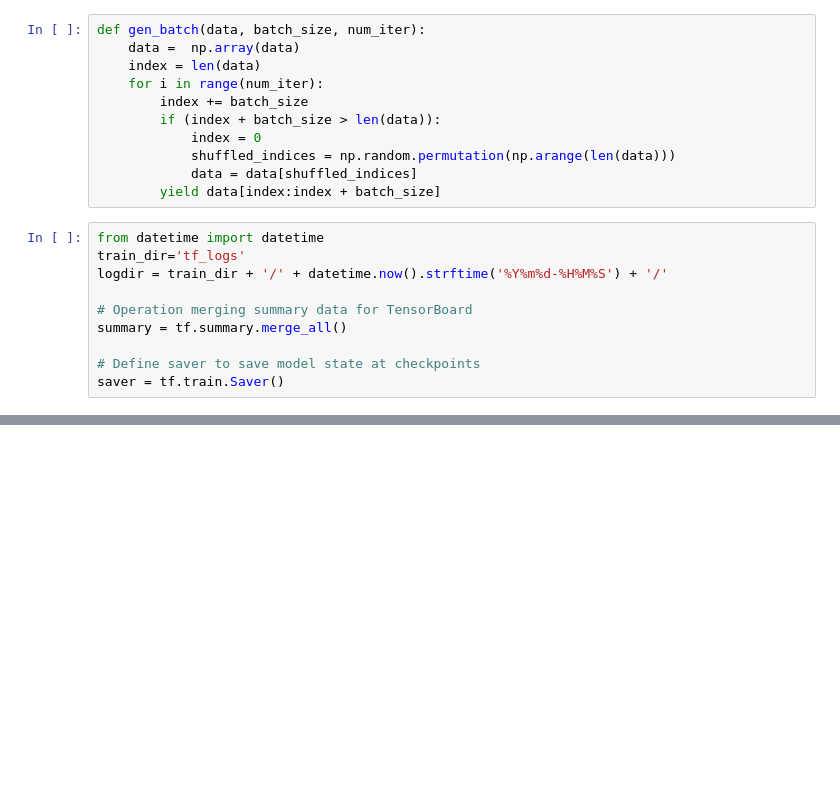
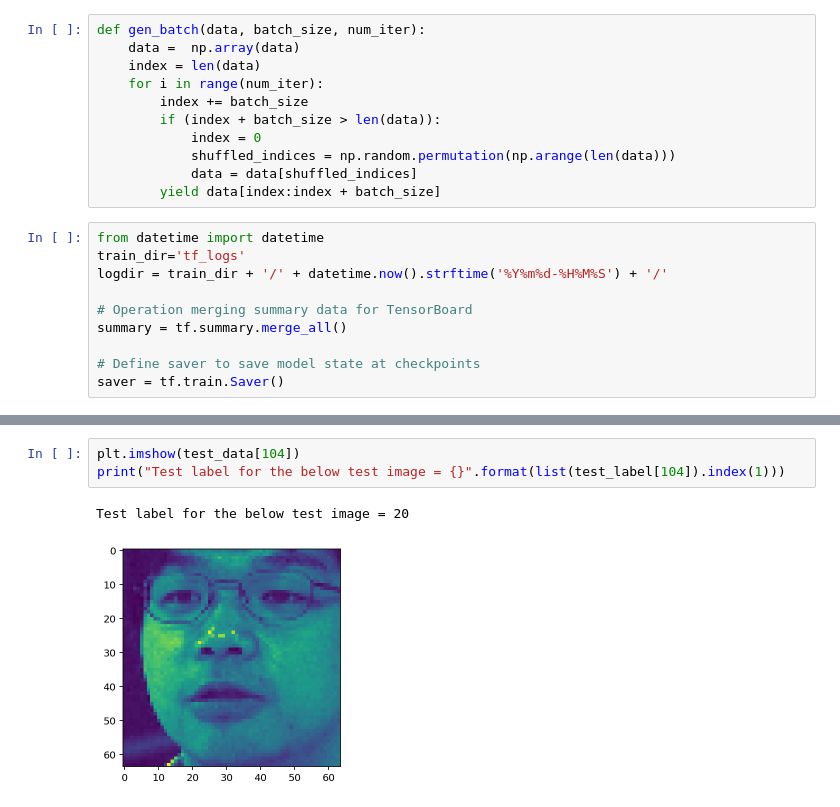
Before and after one commit to sananand007/Xrelab, a Jupyter notebook: hw2/HA3_CNN.ipynb, the cells around one changed output, grey strips where cells are left out. Drawn from its saved outputs; the diff is of its cells as text; blank space fills up the shorter version.

```diff
--- a/hw2/HA3_CNN.ipynb
+++ b/hw2/HA3_CNN.ipynb
@@ -286,0 +448,6 @@ Test accuracy 0.97678
+# %%
+plt.imshow(test_data[104])
+print("Test label for the below test image = {}".format(list(test_label[104]).index(1)))
+# %% [output]
+Test label for the below test image = 20
+[figure, added]
```
Also changed, not shown: parts of 10 cells of this notebook.
